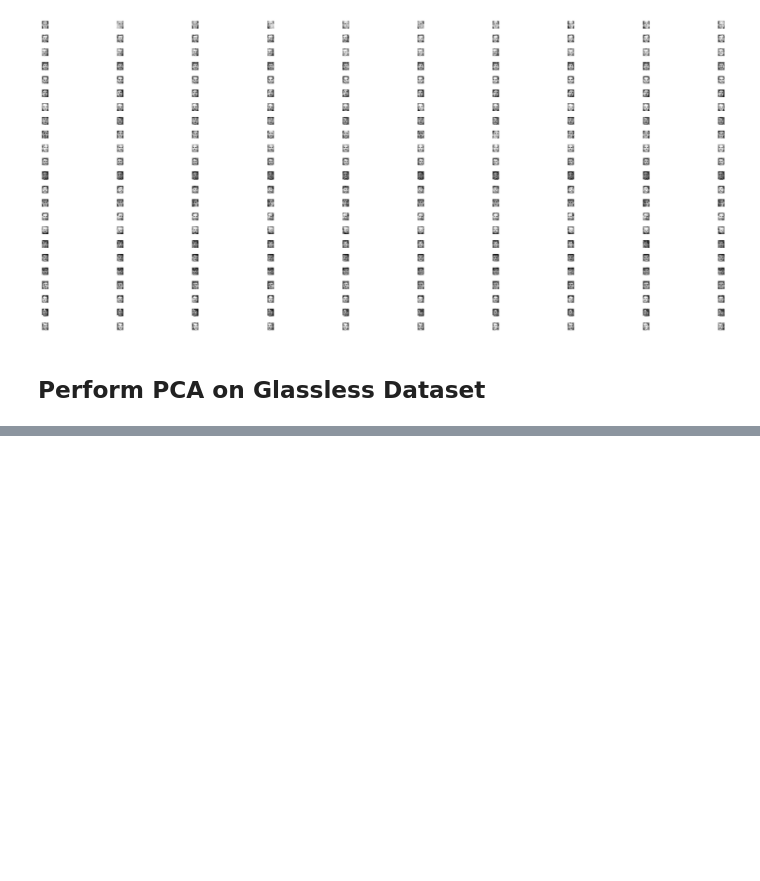
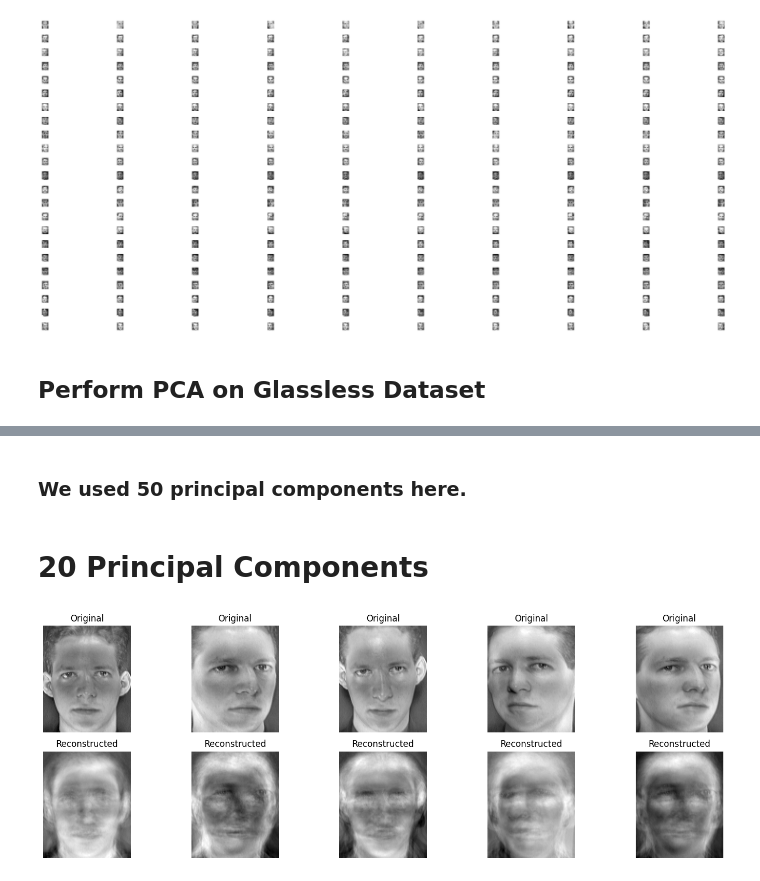
Before and after one commit to sebastian110203/COGS118BProject, a Jupyter notebook: Cogs118b_Project.ipynb, the cells around one changed output, grey strips where cells are left out. Cells and saved outputs as stored; diff of their text form; code cells hidden in the pictures; blank space fills up the shorter version.

```diff
--- a/Cogs118b_Project.ipynb
+++ b/Cogs118b_Project.ipynb
@@ -85,0 +140,29 @@ display_pgm_images(images, selected_people, selected_imgs)
+# %% [markdown]
+### We used 50 principal components here.
+# %% [markdown]
+# 20 Principal Components
+# %%
+pca = PCA(n_components=20)
+principal_components = pca.fit_transform(Z.T)
+
+reconstructed_ds = pca.inverse_transform(principal_components)
+
+def visualize_faces(original, reconstructed, n=5):
+    plt.figure(figsize=(15, 5))
+    for i in range(n):
+        plt.subplot(2, n, i + 1)
+        plt.imshow(original[:, i].reshape(112, 92), cmap='gray')
+        plt.axis('off')
+        plt.title('Original')
+
+        plt.subplot(2, n, i + n + 1)
+        plt.imshow(reconstructed[i].reshape(112, 92), cmap='gray')
+        plt.axis('off')
+        plt.title('Reconstructed')
+    plt.tight_layout()
+    plt.show()
+
+
+visualize_faces(Z, reconstructed_ds, n=5)
+# %% [output]
+[figure, added]
```
Also changed, not shown: parts of 5 cells of this notebook.
